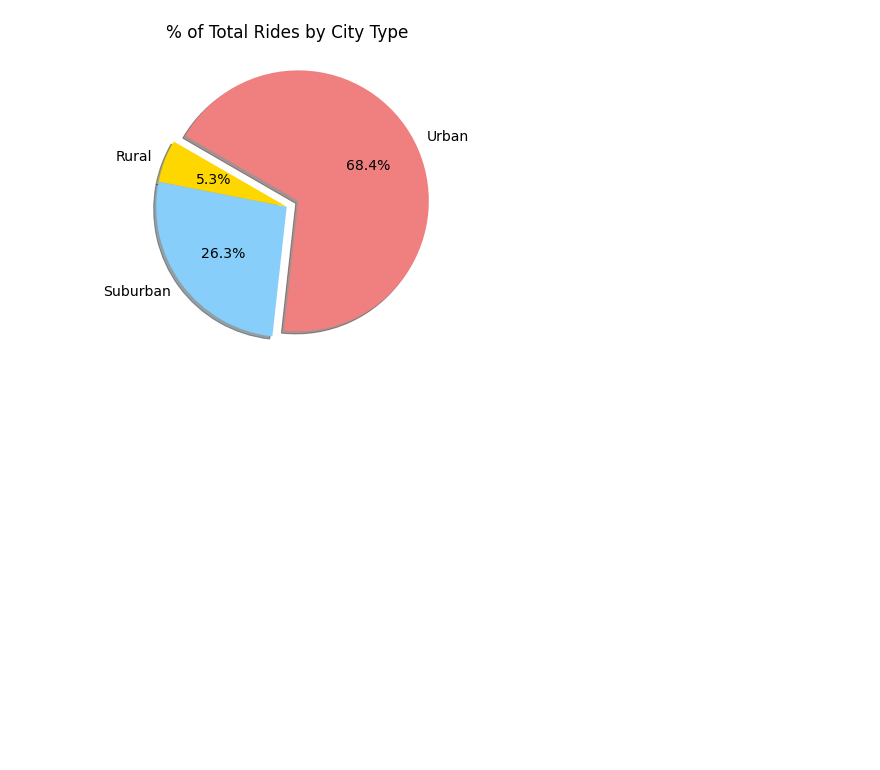
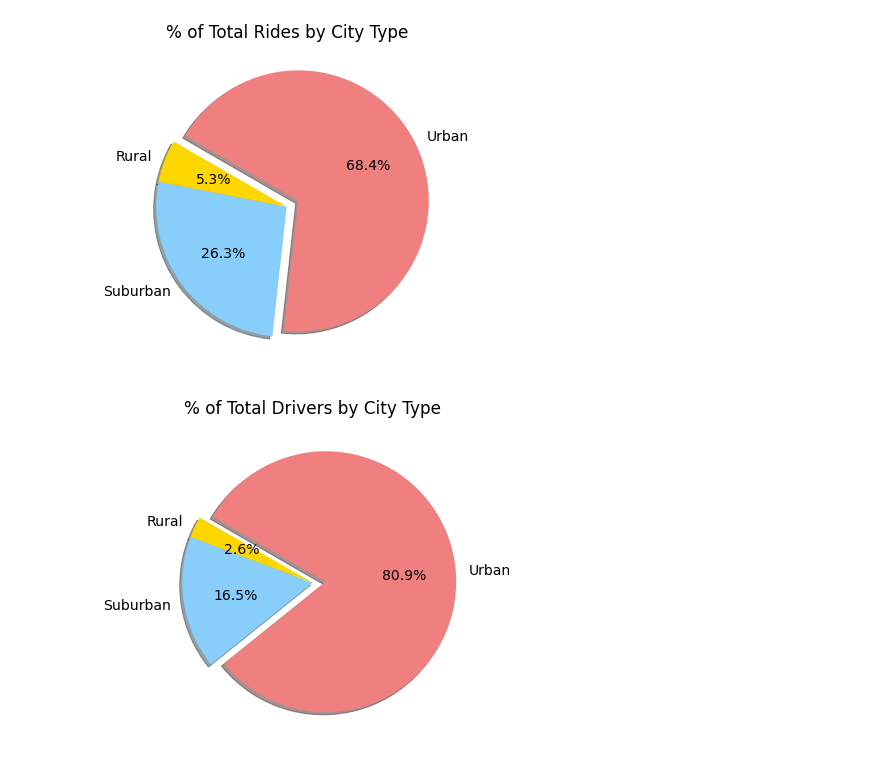
Before and after one commit to hariniv22/PyBer_Analysis, a Jupyter notebook: pyBer.ipynb, the cells around one changed output. Saved outputs shown, nothing was run; the diff lists cells and outputs as text; code cells hidden in the pictures; blank space fills up the shorter version.

Commit message:
Pie chart for driver count

```diff
--- a/pyBer.ipynb
+++ b/pyBer.ipynb
@@ -929,3 +929,29 @@ plt.savefig("analysis/Fig6.png")
 plt.show()
 # %% [output]
 [figure]
+# %%
+# Calculate driver Percentages
+total_urban_driver_count = urban_driver_count.sum()
+total_suburban_driver_count = suburban_driver_count.sum()
+total_rural_driver_count = rural_driver_count.sum()
+total_driver_count = total_urban_driver_count + total_suburban_driver_count + total_rural_driver_count
+percentage_urban_driver_count = total_urban_driver_count/total_driver_count * 100
+percentage_suburban_driver_count = total_suburban_driver_count/total_driver_count * 100
+percentage_rural_driver_count = total_rural_driver_count/total_driver_count * 100
+# %%
+# Plot pie chart
+x_labels = ["Urban", "Suburban", "Rural"]
+colors = ["lightcoral", "lightskyblue", "gold"]
+all_rides = [percentage_urban_driver_count, percentage_suburban_driver_count, percentage_rural_driver_count]
+explode = [0.1,0,0]
+plt.subplots(figsize=(10,6))
+plt.pie(all_rides, labels=labels, colors=colors,
+        shadow=True,autopct='%1.1f%%', startangle=150,
+        counterclock=False, explode=explode)
+plt.title("% of Total Drivers by City Type")
+mpl.rcParams['font.size'] = 14
+# Save the fig
+plt.savefig("analysis/Fig7.png")
+plt.show()
+# %% [output]
+[figure, added]
```
Also changed, not shown: 1 other file.
